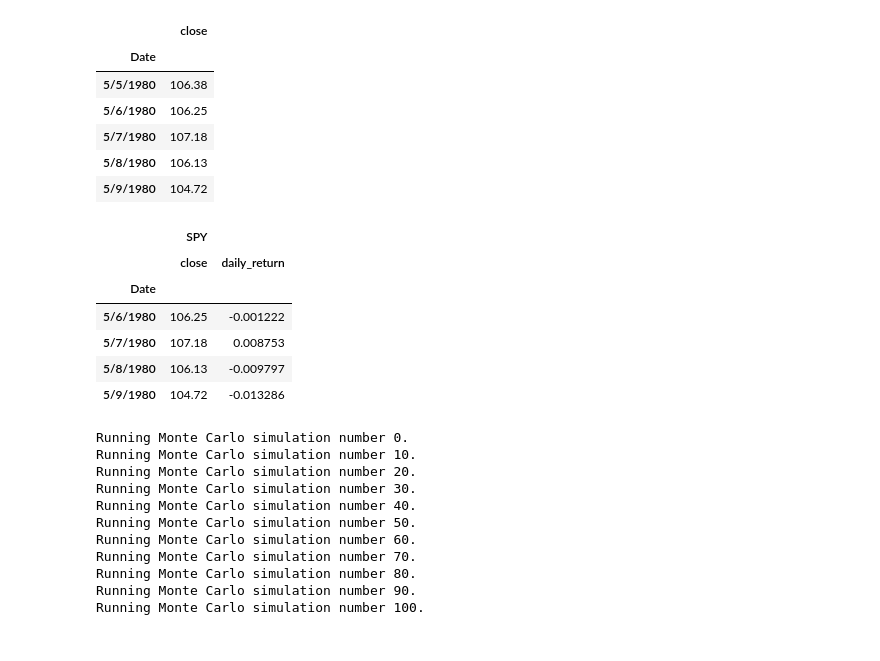
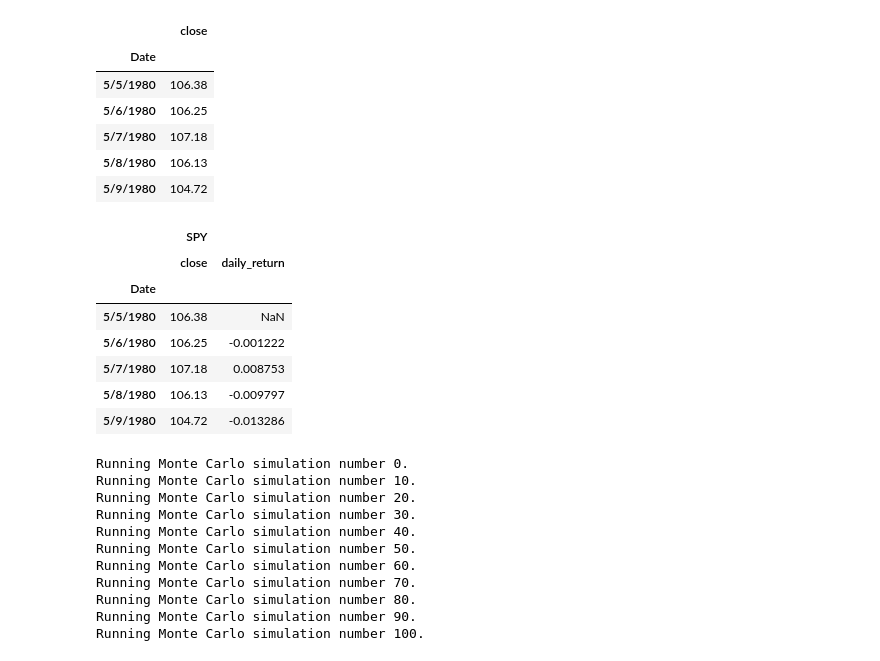
Before and after one commit to gitgenesis/Projet_1, a Jupyter notebook: Tryout.ipynb, the cells around one changed output. Drawn from its saved outputs; the diff is of its cells as text; code cells hidden in the pictures.

```diff
--- a/Tryout.ipynb
+++ b/Tryout.ipynb
@@ -132,12 +132,14 @@ MC_fiveyear = MCSimulation(portfolio_data = final,
 # %%
 '''
 # Review the Monte Carlo simulation input data
 MC_fiveyear.portfolio_data.head().dropna()
 '''
+MC_fiveyear.portfolio_data.head()
 # %% [output]
 |  | SPY |  |
 |  | close | daily_return |
 | Date |  |  |
+| 5/5/1980 | 106.38 | NaN |
 | 5/6/1980 | 106.25 | -0.001222 |
 | 5/7/1980 | 107.18 | 0.008753 |
 | 5/8/1980 | 106.13 | -0.009797 |
```
Also changed, not shown: 4 other files.
